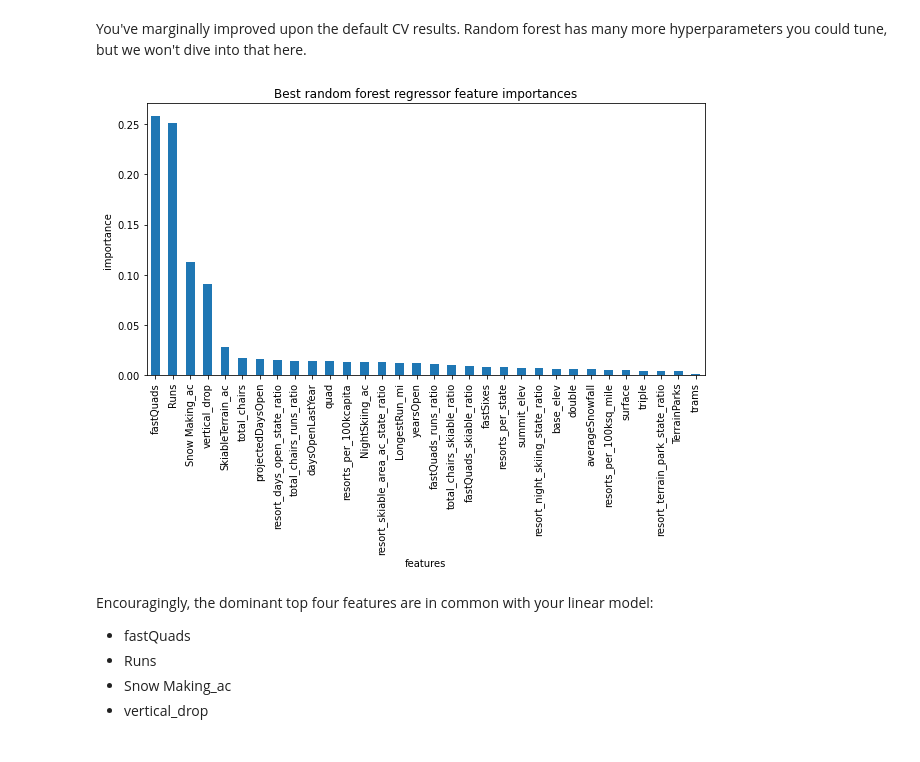
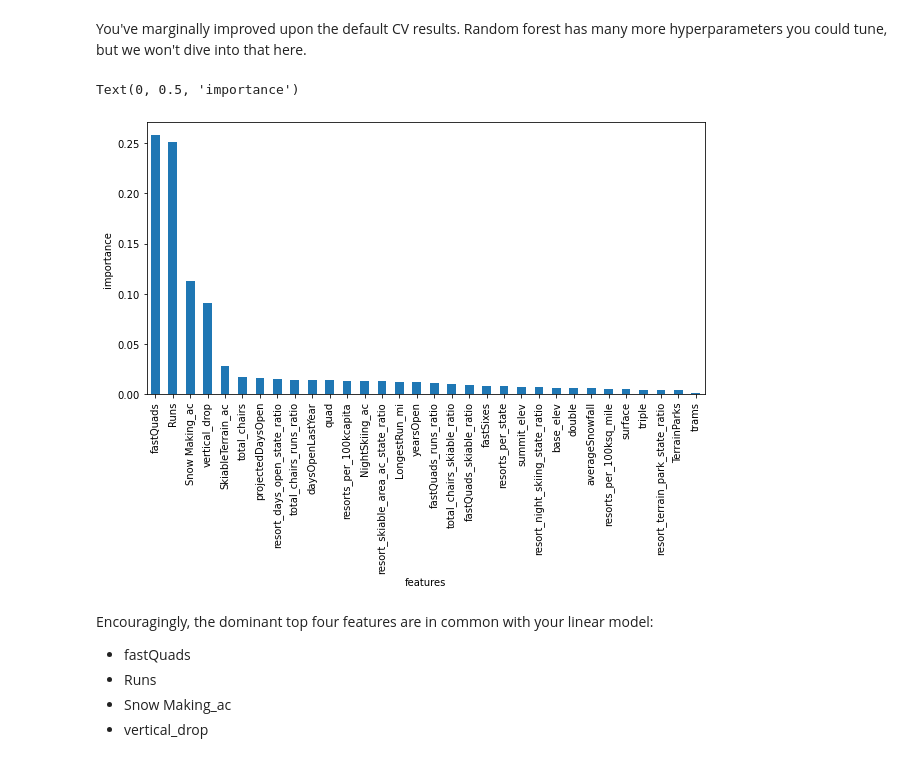
Before and after one commit to stevenbowler/DataScienceGuidedCapstone, a Jupyter notebook: Step Four - Preprocessing and Training/04_preprocessing_and_training.ipynb, the cells around one changed output. Saved outputs shown, nothing was run; the diff lists cells and outputs as text; code cells hidden in the pictures.

```diff
--- a/Step Four - Preprocessing and Training/04_preprocessing_and_training.ipynb
+++ b/Step Four - Preprocessing and Training/04_preprocessing_and_training.ipynb
@@ -1164,19 +1164,20 @@ You've marginally improved upon the default CV results. Random forest has many m
 # %%
 #Code task 27#
 #Plot a barplot of the random forest's feature importances,
 #assigning the `feature_importances_` attribute of
 #`rf_grid_cv.best_estimator_.named_steps.randomforestregressor` to the name `imps` to then
 #create a pandas Series object of the feature importances, with the index given by the
 #training data column names, sorting the values in descending order
 plt.subplots(figsize=(10, 5))
 imps = rf_grid_cv.best_estimator_.named_steps.randomforestregressor.feature_importances_
 rf_feat_imps = pd.Series(imps, index=X_train.columns).sort_values(ascending=False)
 rf_feat_imps.plot(kind='bar')
 plt.xlabel('features')
 plt.ylabel('importance')
-plt.title('Best random forest regressor feature importances');
+# plt.title('Best random forest regressor feature importances');
 # %% [output]
+Text(0, 0.5, 'importance')
-[figure, old version]
+[figure, new version]
 # %% [markdown]
 Encouragingly, the dominant top four features are in common with your linear model:
 * fastQuads
```
Also changed, not shown: 2 other files.
